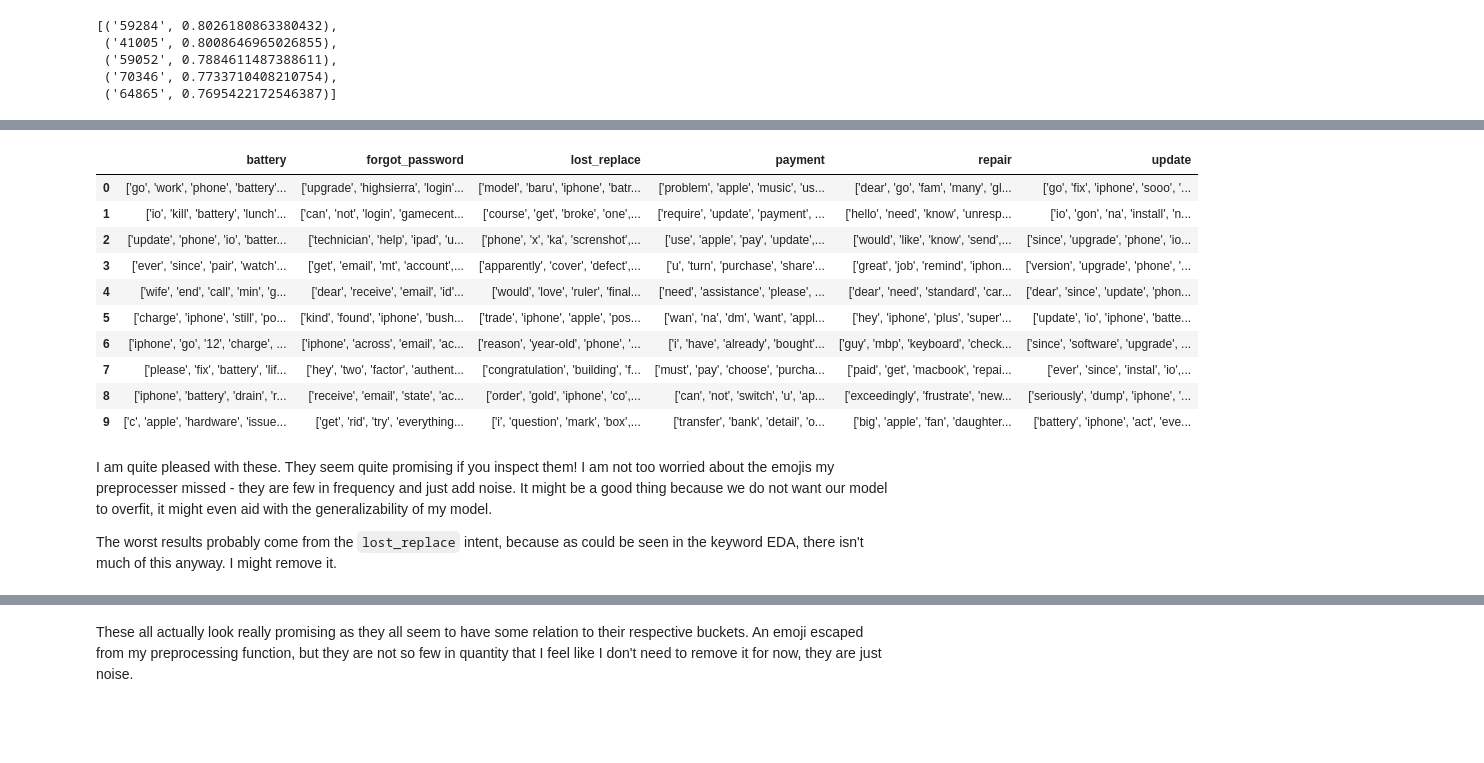
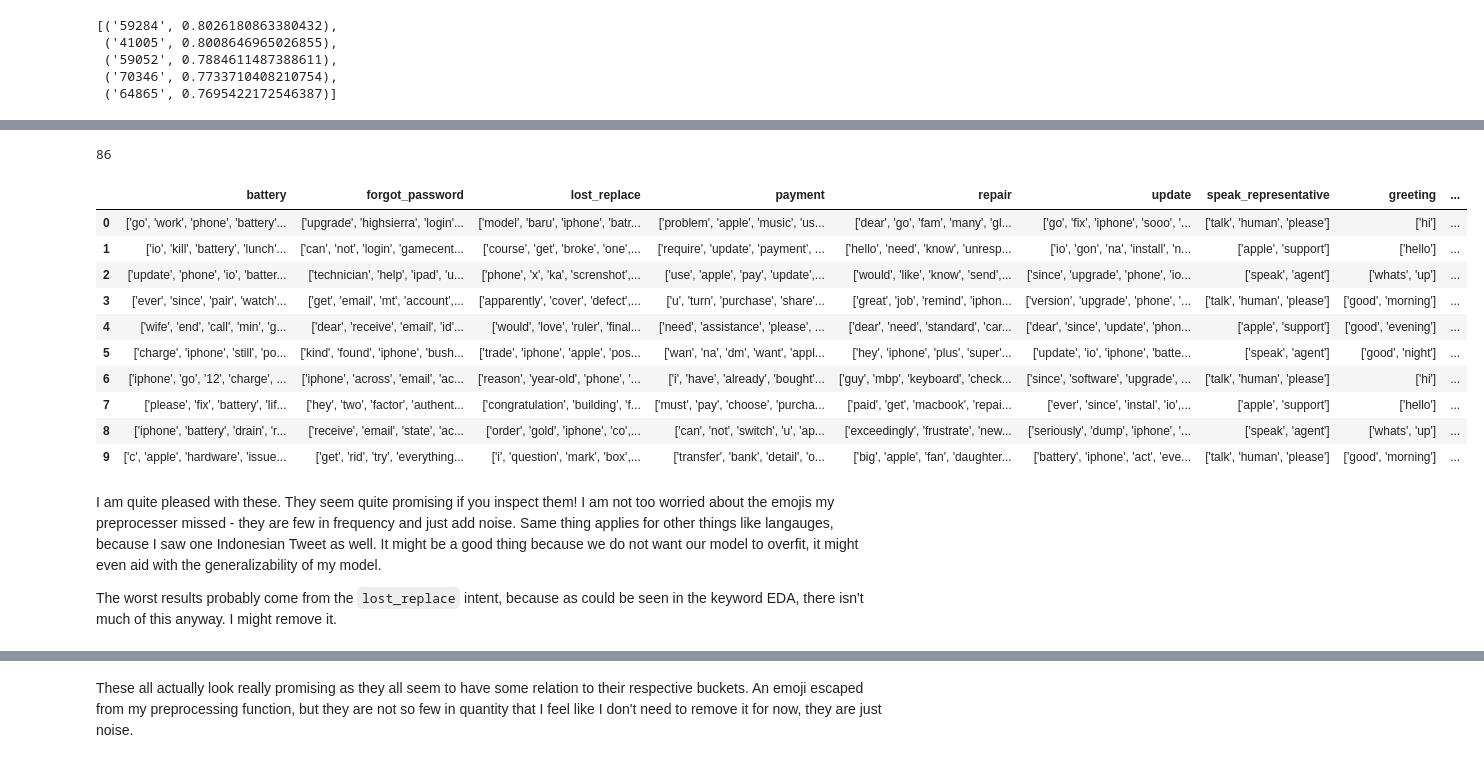
Before and after one commit to mtaruno/eve-bot, a Jupyter notebook: 2.1. Getting my NN Training Data with Doc2Vec.ipynb, the cells around one changed output, grey strips where cells are left out. Drawn from its saved outputs; the diff is of its cells as text; code cells hidden in the pictures; blank space fills up the shorter version.

```diff
--- a/2.1. Getting my NN Training Data with Doc2Vec.ipynb
+++ b/2.1. Getting my NN Training Data with Doc2Vec.ipynb
@@ -491,3 +504,12 @@ As can be seen above, the right tuple element is the cosine similarity. We are j
+# %%
+# Checking for stopwords because I don't want to include them in the manually representative intents
+# This is something that I manually tune to the dataframe (for step 2 of this process)
+import nltk
+from nltk.corpus import stopwords
+
+stopwords.words('english').index('to')
+# %% [output]
+86
 # %%
 ## Getting top n tweets similar to the 0th Tweet
 # This will return the a list of tuples (i,j) where i is the index and j is
@@ -497,47 +519,70 @@ As can be seen above, the right tuple element is the cosine similarity. We are j
 train = pd.DataFrame()
 intent_indexes = {}
 
+# 1. Adding intent content based on similarity
 def add_intent(intent_name, itag):
     similar_doc = model.docvecs.most_similar(itag,topn = 1000)
     # Getting just the indexes
     indexes = [int(i[0]) for i in similar_doc]
     intent_indexes[intent_name] = indexes
     # Actually seeing the top 1000 Tweets similar to the 0th Tweet which seems to be about updates
     # Adding just the values, not the index
     train[intent_name] = processed_inbound.iloc[indexes].values
 
 for intent_name, itag in intents_tags.items():
     add_intent(intent_name, itag)
 
-# Converting to long dataframe from wide that my NN model can read in for the next notebook - and wrangling
+# 2. Manually added intents
+# These are the remainder intents
+manually_added_intents = {
+    'speak_representative': [['talk','human','please'],['apple','support'],
+                             ['speak','agent']],
+    'greeting': [['hi'],['hello'], ['whats','up'], ['good','morning'],
+                 ['good','evening'], ['good','night']],
+    'goodbye': [['bye'],['thank'],['thanks'], ['done']],
+    'challenge_robot': [['robot','human']]
+}
+
+# Inserting manually added intents to data
+for intent_name in manually_added_intents.keys():
+    target = 1000
+
+    # Getting slightly more than 1000 examples via duplication with a ceiling function
+    factor = math.ceil(target / len([*manually_added_intents[intent_name]]))
+    content = [*manually_added_intents[intent_name]] * factor
+
+    # Adding to train data exactly target = 1000 intent examples
+    train[intent_name] = [content[i] for i in range(target)]
+
+# 3. Converting to long dataframe from wide that my NN model can read in for the next notebook - and wrangling
 neat_train = pd.DataFrame(train.T.unstack()).reset_index().iloc[:,1:].rename(columns={'level_1':'Intent', 0: 'Utterance'})
 # Reordering
 neat_train = neat_train[['Utterance','Intent']]
 
-# Saving this raw training data into a serialized file
+# 4. Saving this raw training data into a serialized file
 neat_train.to_pickle('objects/train.pkl')
 
 # Styling display
 show = lambda x: x.head(10).style.set_properties(**{'background-color': 'black',
                                     'color': 'lawngreen',
                                     'border-color': 'white'})\
 .applymap(lambda x: f"color: {'lawngreen' if isinstance(x,str) else 'red'}")\
 .background_gradient(cmap='Blues')
 
 show(train)
 # %% [output]
-|  | battery | forgot_password | lost_replace | payment | repair | update |
-| 0 | ['go', 'work', 'phone', 'battery'... | ['upgrade', 'highsierra', 'login'... | ['model', 'baru', 'iphone', 'batr... | ['problem', 'apple', 'music', 'us... | ['dear', 'go', 'fam', 'many', 'gl... | ['go', 'fix', 'iphone', 'sooo', '... |
-| 1 | ['io', 'kill', 'battery', 'lunch'... | ['can', 'not', 'login', 'gamecent... | ['course', 'get', 'broke', 'one',... | ['require', 'update', 'payment', ... | ['hello', 'need', 'know', 'unresp... | ['io', 'gon', 'na', 'install', 'n... |
-| 2 | ['update', 'phone', 'io', 'batter... | ['technician', 'help', 'ipad', 'u... | ['phone', 'x', 'ka', 'screnshot',... | ['use', 'apple', 'pay', 'update',... | ['would', 'like', 'know', 'send',... | ['since', 'upgrade', 'phone', 'io... |
-| 3 | ['ever', 'since', 'pair', 'watch'... | ['get', 'email', 'mt', 'account',... | ['apparently', 'cover', 'defect',... | ['u', 'turn', 'purchase', 'share'... | ['great', 'job', 'remind', 'iphon... | ['version', 'upgrade', 'phone', '... |
-| 4 | ['wife', 'end', 'call', 'min', 'g... | ['dear', 'receive', 'email', 'id'... | ['would', 'love', 'ruler', 'final... | ['need', 'assistance', 'please', ... | ['dear', 'need', 'standard', 'car... | ['dear', 'since', 'update', 'phon... |
-| 5 | ['charge', 'iphone', 'still', 'po... | ['kind', 'found', 'iphone', 'bush... | ['trade', 'iphone', 'apple', 'pos... | ['wan', 'na', 'dm', 'want', 'appl... | ['hey', 'iphone', 'plus', 'super'... | ['update', 'io', 'iphone', 'batte... |
-| 6 | ['iphone', 'go', '12', 'charge', ... | ['iphone', 'across', 'email', 'ac... | ['reason', 'year-old', 'phone', '... | ['i', 'have', 'already', 'bought'... | ['guy', 'mbp', 'keyboard', 'check... | ['since', 'software', 'upgrade', ... |
-| 7 | ['please', 'fix', 'battery', 'lif... | ['hey', 'two', 'factor', 'authent... | ['congratulation', 'building', 'f... | ['must', 'pay', 'choose', 'purcha... | ['paid', 'get', 'macbook', 'repai... | ['ever', 'since', 'instal', 'io',... |
-| 8 | ['iphone', 'battery', 'drain', 'r... | ['receive', 'email', 'state', 'ac... | ['order', 'gold', 'iphone', 'co',... | ['can', 'not', 'switch', 'u', 'ap... | ['exceedingly', 'frustrate', 'new... | ['seriously', 'dump', 'iphone', '... |
-| 9 | ['c', 'apple', 'hardware', 'issue... | ['get', 'rid', 'try', 'everything... | ['i️', 'question', 'mark', 'box',... | ['transfer', 'bank', 'detail', 'o... | ['big', 'apple', 'fan', 'daughter... | ['battery', 'iphone', 'act', 'eve... |
+|  | battery | forgot_password | lost_replace | payment | repair | update | speak_representative | greeting | ... |
+| 0 | ['go', 'work', 'phone', 'battery'... | ['upgrade', 'highsierra', 'login'... | ['model', 'baru', 'iphone', 'batr... | ['problem', 'apple', 'music', 'us... | ['dear', 'go', 'fam', 'many', 'gl... | ['go', 'fix', 'iphone', 'sooo', '... | ['talk', 'human', 'please'] | ['hi'] | ... |
+| 1 | ['io', 'kill', 'battery', 'lunch'... | ['can', 'not', 'login', 'gamecent... | ['course', 'get', 'broke', 'one',... | ['require', 'update', 'payment', ... | ['hello', 'need', 'know', 'unresp... | ['io', 'gon', 'na', 'install', 'n... | ['apple', 'support'] | ['hello'] | ... |
+| 2 | ['update', 'phone', 'io', 'batter... | ['technician', 'help', 'ipad', 'u... | ['phone', 'x', 'ka', 'screnshot',... | ['use', 'apple', 'pay', 'update',... | ['would', 'like', 'know', 'send',... | ['since', 'upgrade', 'phone', 'io... | ['speak', 'agent'] | ['whats', 'up'] | ... |
+| 3 | ['ever', 'since', 'pair', 'watch'... | ['get', 'email', 'mt', 'account',... | ['apparently', 'cover', 'defect',... | ['u', 'turn', 'purchase', 'share'... | ['great', 'job', 'remind', 'iphon... | ['version', 'upgrade', 'phone', '... | ['talk', 'human', 'please'] | ['good', 'morning'] | ... |
+| 4 | ['wife', 'end', 'call', 'min', 'g... | ['dear', 'receive', 'email', 'id'... | ['would', 'love', 'ruler', 'final... | ['need', 'assistance', 'please', ... | ['dear', 'need', 'standard', 'car... | ['dear', 'since', 'update', 'phon... | ['apple', 'support'] | ['good', 'evening'] | ... |
+| 5 | ['charge', 'iphone', 'still', 'po... | ['kind', 'found', 'iphone', 'bush... | ['trade', 'iphone', 'apple', 'pos... | ['wan', 'na', 'dm', 'want', 'appl... | ['hey', 'iphone', 'plus', 'super'... | ['update', 'io', 'iphone', 'batte... | ['speak', 'agent'] | ['good', 'night'] | ... |
+| 6 | ['iphone', 'go', '12', 'charge', ... | ['iphone', 'across', 'email', 'ac... | ['reason', 'year-old', 'phone', '... | ['i', 'have', 'already', 'bought'... | ['guy', 'mbp', 'keyboard', 'check... | ['since', 'software', 'upgrade', ... | ['talk', 'human', 'please'] | ['hi'] | ... |
+| 7 | ['please', 'fix', 'battery', 'lif... | ['hey', 'two', 'factor', 'authent... | ['congratulation', 'building', 'f... | ['must', 'pay', 'choose', 'purcha... | ['paid', 'get', 'macbook', 'repai... | ['ever', 'since', 'instal', 'io',... | ['apple', 'support'] | ['hello'] | ... |
+| 8 | ['iphone', 'battery', 'drain', 'r... | ['receive', 'email', 'state', 'ac... | ['order', 'gold', 'iphone', 'co',... | ['can', 'not', 'switch', 'u', 'ap... | ['exceedingly', 'frustrate', 'new... | ['seriously', 'dump', 'iphone', '... | ['speak', 'agent'] | ['whats', 'up'] | ... |
+| 9 | ['c', 'apple', 'hardware', 'issue... | ['get', 'rid', 'try', 'everything... | ['i️', 'question', 'mark', 'box',... | ['transfer', 'bank', 'detail', 'o... | ['big', 'apple', 'fan', 'daughter... | ['battery', 'iphone', 'act', 'eve... | ['talk', 'human', 'please'] | ['good', 'morning'] | ... |
 # %% [markdown]
-I am quite pleased with these. They seem quite promising if you inspect them! I am not too worried about the emojis my preprocesser missed - they are few in frequency and just add noise. It might be a good thing because we do not want our model to overfit, it might even aid with the generalizability of my model.
+I am quite pleased with these. They seem quite promising if you inspect them! I am not too worried about the emojis my preprocesser missed - they are few in frequency and just add noise. Same thing applies for other things like langauges, because I saw one Indonesian Tweet as well. It might be a good thing because we do not want our model to overfit, it might even aid with the generalizability of my model.
 
 The worst results probably come from the `lost_replace` intent, because as could be seen in the keyword EDA, there isn't much of this anyway. I might remove it.
```
Also changed, not shown: parts of 13 cells of this notebook, 3 other files.
